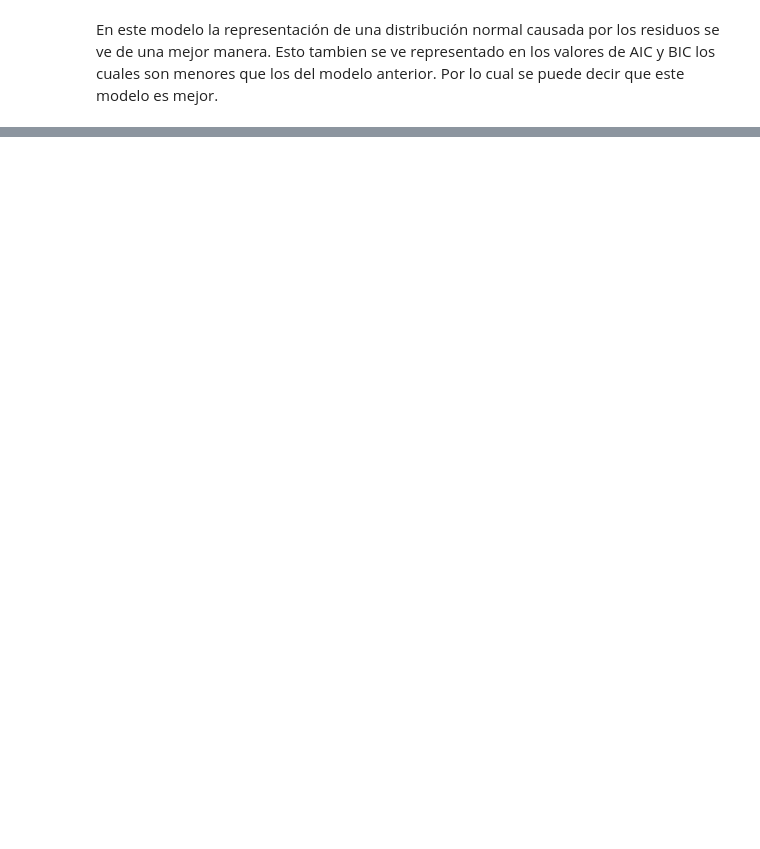
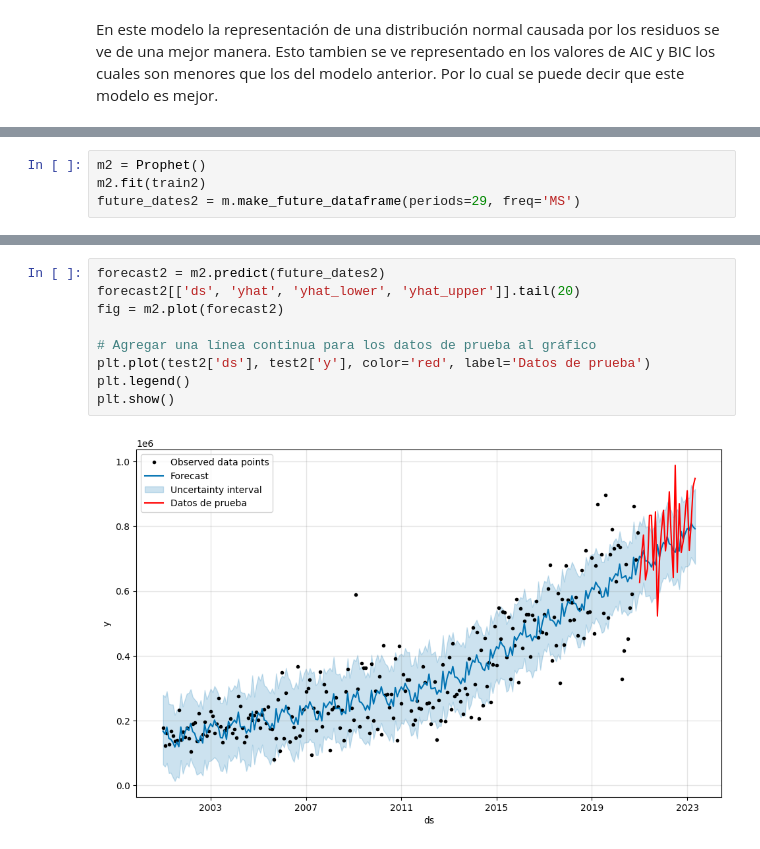
Before and after one commit to Manuel-Archila/Lab2_DS, a Jupyter notebook: Lab2.ipynb, the cells around one changed output, grey strips where cells are left out. Cells and saved outputs as stored; diff of their text form; blank space fills up the shorter version.

```diff
--- a/Lab2.ipynb
+++ b/Lab2.ipynb
@@ -683,0 +814,4 @@ En este modelo la representación de una distribución normal causada por los re
+# %%
+m2 = Prophet()
+m2.fit(train2)
+future_dates2 = m.make_future_dataframe(periods=29, freq='MS')
@@ -683,0 +821,11 @@ En este modelo la representación de una distribución normal causada por los re
+# %%
+forecast2 = m2.predict(future_dates2)
+forecast2[['ds', 'yhat', 'yhat_lower', 'yhat_upper']].tail(20)
+fig = m2.plot(forecast2)
+
+# Agregar una línea continua para los datos de prueba al gráfico
+plt.plot(test2['ds'], test2['y'], color='red', label='Datos de prueba')
+plt.legend()
+plt.show()
+# %% [output]
+[figure, added]
```
Also changed, not shown: parts of 29 cells of this notebook.
